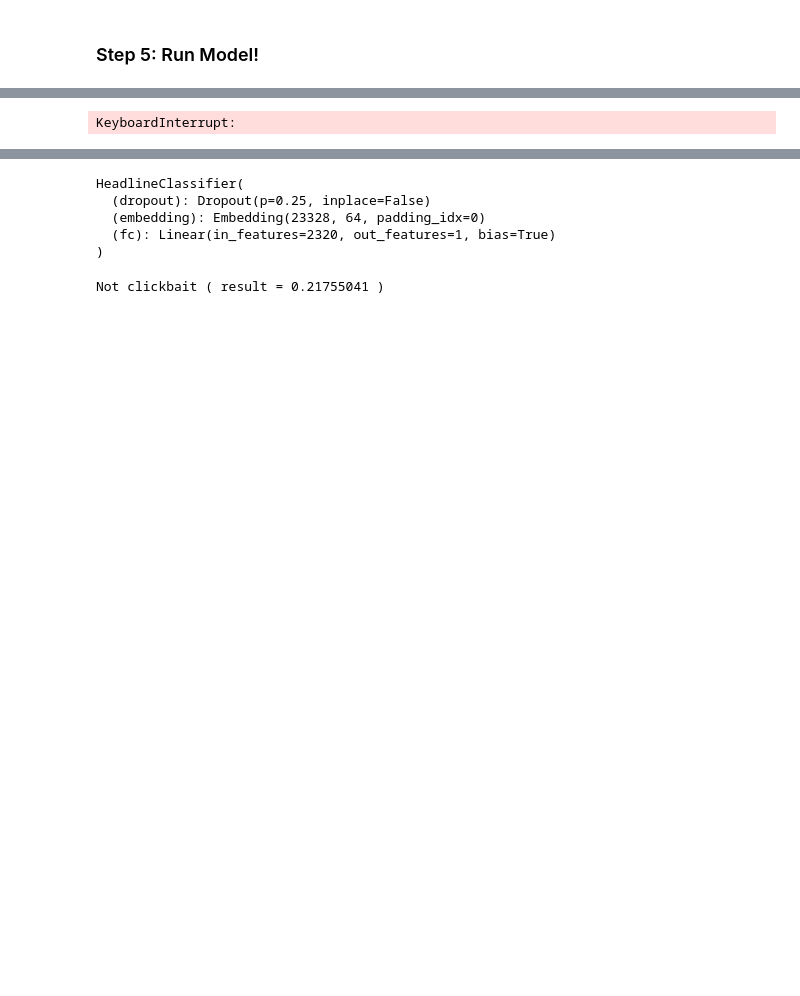
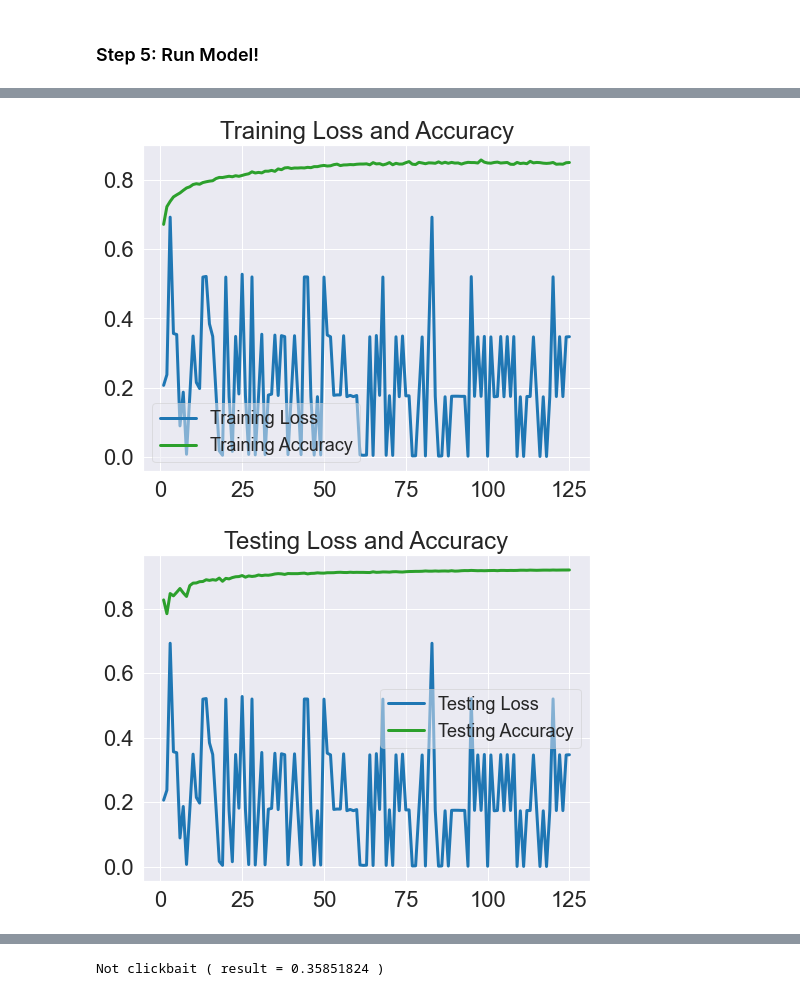
Before and after one commit to Roshinator/click-bait-model, a Jupyter notebook: notebook.ipynb, the cells around one changed output, grey strips where cells are left out. Saved outputs shown, nothing was run; the diff lists cells and outputs as text; code cells hidden in the pictures; blank space fills up the shorter version.

Commit message:
Working graphs and better parameters

```diff
--- a/notebook.ipynb
+++ b/notebook.ipynb
@@ -297,7 +297,7 @@ def train(model, dataset, learning_rate, batch_size, train_data, test_data, numO
         print("Testing -- Iteration: %d, Loss: %.5f, Accuracy: %.5f, Precision: %.5f, Recall: %.5f, TPR: %.5f, FPR: %.5f" % (iter+1, test_loss, test_eval[0], test_eval[1], test_eval[2], test_eval[3], test_eval[4]))
 
     # Update model's evaluation metrics
-    model.train_eval_info['trn_accuracy'] = trainAccuracy
+    model.train_eval_info['accuracy'] = trainAccuracy
     model.train_eval_info['precision'] = train_eval[1]
     model.train_eval_info['recall'] = train_eval[2]
     model.train_eval_info['tpr'] = train_eval[3]
@@ -307,15 +307,15 @@ def train(model, dataset, learning_rate, batch_size, train_data, test_data, numO
     model.train_eval_info['tn'] = train_eval[7]
     model.train_eval_info['fn'] = train_eval[8]
 
-    model.test_eval_info['trn_accuracy'] = trainAccuracy
-    model.test_eval_info['precision'] = train_eval[1]
-    model.test_eval_info['recall'] = train_eval[2]
-    model.test_eval_info['tpr'] = train_eval[3]
-    model.test_eval_info['fpr'] = train_eval[4]
-    model.test_eval_info['tp'] = train_eval[5]
-    model.test_eval_info['fp'] = train_eval[6]
-    model.test_eval_info['tn'] = train_eval[7]
-    model.test_eval_info['fn'] = train_eval[8]
+    model.test_eval_info['accuracy'] = testAccuracy
+    model.test_eval_info['precision'] = test_eval[1]
+    model.test_eval_info['recall'] = test_eval[2]
+    model.test_eval_info['tpr'] = test_eval[3]
+    model.test_eval_info['fpr'] = test_eval[4]
+    model.test_eval_info['tp'] = test_eval[5]
+    model.test_eval_info['fp'] = test_eval[6]
+    model.test_eval_info['tn'] = test_eval[7]
+    model.test_eval_info['fn'] = test_eval[8]
 
     return (trainLoss, testLoss)
 # %% [markdown]
@@ -426,44 +480,17 @@ Dataset testing size:  6400
 # %%
 if TRAINING_MODE:
-    model = model.to(device)
-
-    # Creating testing and training datasets
-    train_set = torch.utils.data.TensorDataset(torch.Tensor(dataset.x_train).long().to(device), torch.Tensor(dataset.y_train).long().to(device))
-    test_set = torch.utils.data.TensorDataset(torch.Tensor(dataset.x_test).long().to(device), torch.Tensor(dataset.y_test).long().to(device))
-
-    # Train model
-    learning_rate = 0.01
-    batch_size = 12
-    numOfIter = 100
-    trainLoss, testLoss = train(model, dataset, learning_rate, batch_size, train_set, test_set, numOfIter, device)
-
-    # Delete old save data
-    if save_path.exists():
-        save_path.unlink()
-    if cpu_flag_path.exists():
-        cpu_flag_path.unlink()
-    if gpu_flag_path.exists():
-        gpu_flag_path.unlink()
-
-    # Write save and training device marker
-    torch.save(model.state_dict(), save_path)
-    if device == 'cuda':
-        Path(gpu_flag_path).touch()
-    else:
-        Path(cpu_flag_path).touch()
-
     #plot losses/accuracies
     x = list(range(1, numOfIter + 1))
     fig, ax = plt.subplots(figsize=(8,6))
     plt.plot(x, trainLoss, label='Training Loss', color='tab:blue', linewidth=3)
-    plt.plot(x, model.train_eval_info['trn_accuracy'], label='Training Accuracy', color='tab:green', linewidth=3)
+    plt.plot(x, model.train_eval_info['accuracy'], label='Training Accuracy', color='tab:green', linewidth=3)
     plt.title('Training Loss and Accuracy')
     plt.legend(fancybox=True, framealpha=0.5, fontsize=18)
     plt.show()
 
     fig, ax = plt.subplots(figsize=(8,6))
     plt.plot(x, testLoss, label='Testing Loss', color='tab:blue', linewidth=3)
-    plt.plot(x, model.test_eval_info['trn_accuracy'], label='Testing Accuracy', color='tab:green', linewidth=3)
+    plt.plot(x, model.test_eval_info['accuracy'], label='Testing Accuracy', color='tab:green', linewidth=3)
     plt.title('Testing Loss and Accuracy')
     plt.legend(fancybox=True, framealpha=0.5, fontsize=18)
     plt.show()
@@ -479 +502,2 @@ Testing -- Iteration: 2, Loss: 0.43664, Accuracy: 0.78359, Precision: 0.75840, R
-KeyboardInterrupt:
+[figure, added]
+[figure, added]
@@ -481,6 +506,7 @@ KeyboardInterrupt:
 save_device = 'cuda' if Path(gpu_flag_path).exists() else 'cpu'
 my_device = 'cpu' #'cuda' if torch.cuda.is_available() else 'cpu'
 model = HeadlineClassifier(seq_len, vocab_size, embedding_size, dropout, out_size, stride, filters, my_device)
+model.eval()
 if save_device == 'cuda' and my_device == 'cpu':
     model.load_state_dict(torch.load(save_path, map_location=my_device))
 elif save_device == 'cuda' and my_device == 'cuda':
@@ -491,13 +517,6 @@ elif save_device == 'cuda' and my_device == 'cuda':
     model.to(device)
 else:
     model.load_state_dict(torch.load(save_path))
-model.eval()
-# %% [output]
-HeadlineClassifier(
-  (dropout): Dropout(p=0.25, inplace=False)
-  (embedding): Embedding(23328, 64, padding_idx=0)
-  (fc): Linear(in_features=2320, out_features=1, bias=True)
-)
 # %%
 #Run a prediction test
 def predict(string) -> float:
@@ -506,10 +525,10 @@ def predict(string) -> float:
         pred = model(torch.tensor(test_phrase))
         return pred.detach().numpy()
 
-prediction = predict("yeetus deletus")
+prediction = predict("Team builds first living robots—that can reproduce")
 if prediction > 0.5:
     print("CLICKBAIT FOUND ( result =", prediction, ")")
 else:
     print("Not clickbait ( result =", prediction, ")")
 # %% [output]
-Not clickbait ( result = 0.21755041 )
+Not clickbait ( result = 0.35851824 )
```
Also changed, not shown: parts of 5 cells of this notebook, 1 other file.
